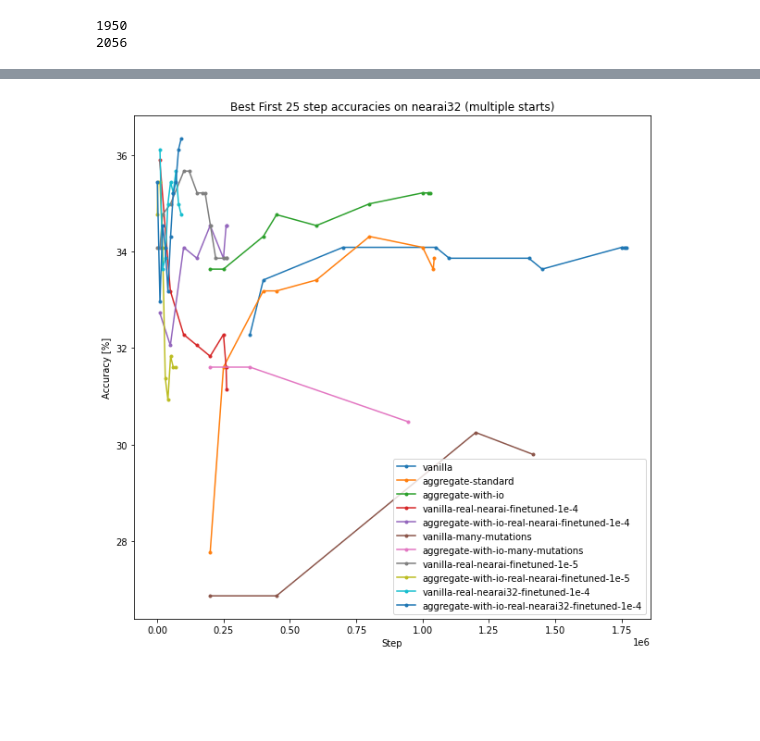
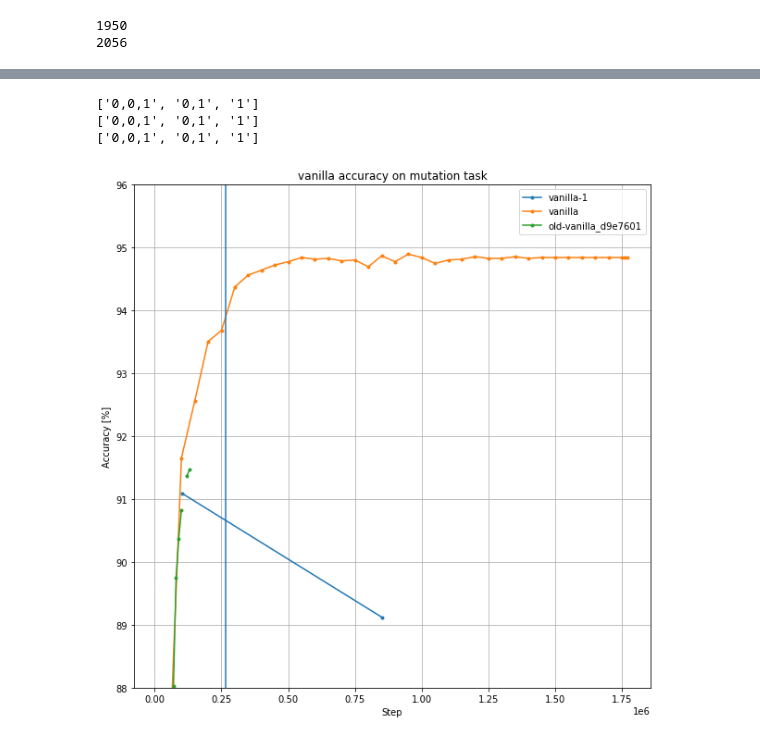
Before and after one commit to kavigupta/program_synthesis, a Jupyter notebook: notebooks/results.ipynb, the cells around one changed output, grey strips where cells are left out. Cells and saved outputs as stored; diff of their text form; code cells hidden in the pictures; blank space fills up the shorter version.

```diff
--- a/notebooks/results.ipynb
+++ b/notebooks/results.ipynb
@@ -200,5 +250,0 @@ for model in model_labels:
-# %%
-plt.figure(figsize=(10, 10))
-plt.title("Best First 5 step accuracies")
-for model in model_labels:
-    plot_combined_accuracy(get_accuracies(model, 'real', 'nearai,,best_first,,5'), model)
@@ -214,5 +274,0 @@ for model in model_labels:
-# %%
-plt.figure(figsize=(10, 10))
-plt.title("Best First 25 step accuracies on nearai")
-for model in model_labels:
-    plot_combined_accuracy(get_accuracies(model, 'real', 'nearai,,best_first,,25'), model)
@@ -221,7 +274,0 @@ for model in model_labels:
-# %%
-# temporary for thesis
-plt.figure(figsize=(10, 10))
-plt.title("Best First 25 step accuracies on nearai")
-for model in model_labels:
-    if "finetuned-1e-4" in model:
-        plot_combined_accuracy(get_accuracies(model, 'real', 'nearai,,best_first,,25,,start-with-beams'), model)
@@ -230,5 +274,0 @@ for model in model_labels:
-# %%
-plt.figure(figsize=(10, 10))
-plt.title("Best First 25 step accuracies on nearai32")
-for model in model_labels:
-    plot_combined_accuracy(get_accuracies(model, 'real', 'nearai32,,best_first,,25'), model)
@@ -237,7 +275,22 @@ for model in model_labels:
 # %%
+# plt.figure(figsize=(10, 10))
+# plt.title("Best First 25 vanilla step accuracies on nearai32 (multiple starts)")
+# for suffix in "-1", "-2", "-3", "":
+#     model = "vanilla" + suffix
+#     plot_combined_accuracy(get_accuracies(model, 'real', 'nearai32,,best_first,,25,,start-with-beams'), model)
+# plt.show()
 plt.figure(figsize=(10, 10))
-plt.title("Best First 25 step accuracies on nearai32 (multiple starts)")
-for model in model_labels:
-    plot_combined_accuracy(get_accuracies(model, 'real', 'nearai32,,best_first,,25,,start-with-beams'), model)
+plt.title("vanilla accuracy on mutation task")
+for suffix in "-1", "":
+    model = "vanilla" + suffix
+    plot_combined_accuracy(get_accuracies(model, 'eval'), model)
+model = "old-vanilla_d9e7601"
+plot_combined_accuracy(get_accuracies(model, 'eval'), model)
+plt.axvline(264200)
+plt.ylim(88, 96)
+plt.grid()
 # %% [output]
+['0,0,1', '0,1', '1']
+['0,0,1', '0,1', '1']
+['0,0,1', '0,1', '1']
-[figure, old version]
+[figure, new version]
```
Also changed, not shown: parts of 18 cells of this notebook.
